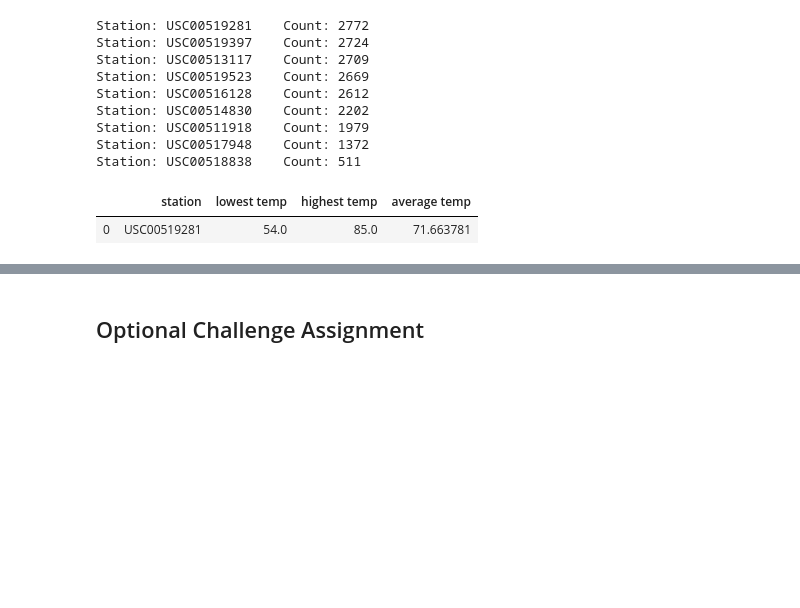
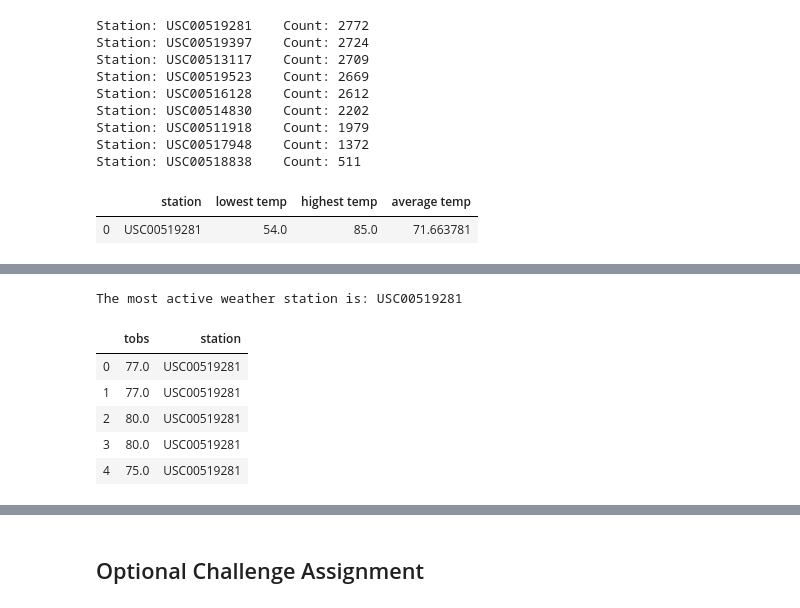
Before and after one commit to Davis1776/2020-02-sqlalchemy-challenge, a Jupyter notebook: climate_MRD.ipynb, the cells around one changed output, grey strips where cells are left out. Saved outputs shown, nothing was run; the diff lists cells and outputs as text; code cells hidden in the pictures; blank space fills up the shorter version.

```diff
--- a/climate_MRD.ipynb
+++ b/climate_MRD.ipynb
@@ -153,0 +149,24 @@ USC281_data
+# %%
+# Choose the station with the highest number of temperature observations.
+most_active_station = session.query(Measurement.station).\
+group_by(Measurement.station).\
+order_by(func.count(Measurement.station).desc()).first()
+
+print(f"The most active weather station is: {most_active_station.station}")
+# %% [output]
+The most active weather station is: USC00519281
+# %%
+tobs_query = session.query(Measurement.tobs, Measurement.station).\
+filter(Measurement.date >='2016-08-23', Measurement.date <='2017-08-23').\
+filter(Measurement.station==most_active_station.station).\
+order_by(Measurement.date).statement
+
+tobs_df = pd.read_sql(tobs_query, engine).dropna()
+tobs_df.head(5)
+# %% [output]
+|  | tobs | station |
+| 0 | 77.0 | USC00519281 |
+| 1 | 77.0 | USC00519281 |
+| 2 | 80.0 | USC00519281 |
+| 3 | 80.0 | USC00519281 |
+| 4 | 75.0 | USC00519281 |
```
Also changed, not shown: parts of 7 cells of this notebook, 3 other files.
